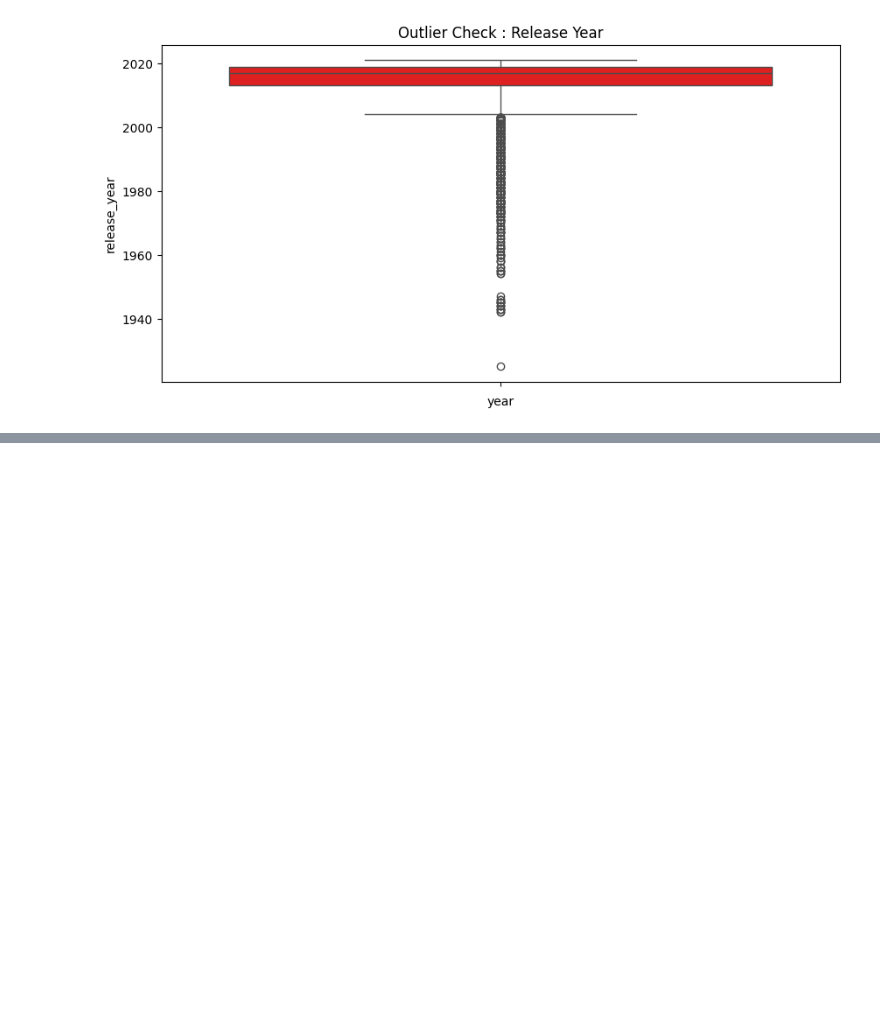
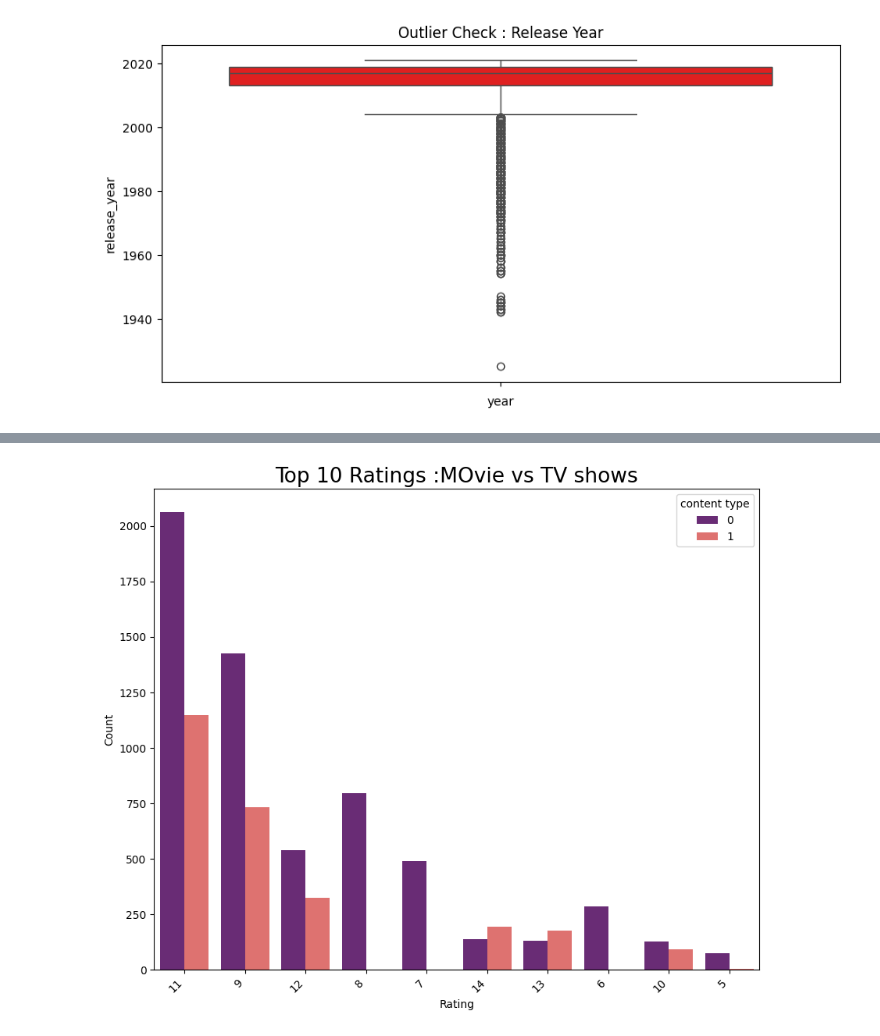
Before and after one commit to Lochan-01/ml, a Jupyter notebook: EDA.ipynb, the cells around one changed output, grey strips where cells are left out. Saved outputs shown, nothing was run; the diff lists cells and outputs as text; code cells hidden in the pictures; blank space fills up the shorter version.

```diff
--- a/EDA.ipynb
+++ b/EDA.ipynb
@@ -97,0 +227,20 @@ floor = df['release_year'].quantile(0.05)
+# %%
+# Bi variate , univariate , Multivariable analysis
+# prepare the data
+top_ratings = df['rating'].value_counts().index[:10]
+top_ratings_data = df[df['rating'].isin(top_ratings)]
+
+#create the plot
+plt.figure(figsize=(10,8))
+sns.countplot(data= top_ratings_data,x='rating',hue='type',palette='magma',order=top_ratings)
+
+
+#Aesthitics
+plt.title('Top 10 Ratings :MOvie vs TV shows', fontsize=19)
+plt.xlabel('Rating')
+plt.ylabel('Count')
+plt.legend(title = 'content type')
+plt.xticks(rotation=45,ha='right')
+plt.show()
+# %% [output]
+[figure, added]
```
Also changed, not shown: parts of 11 cells of this notebook.
